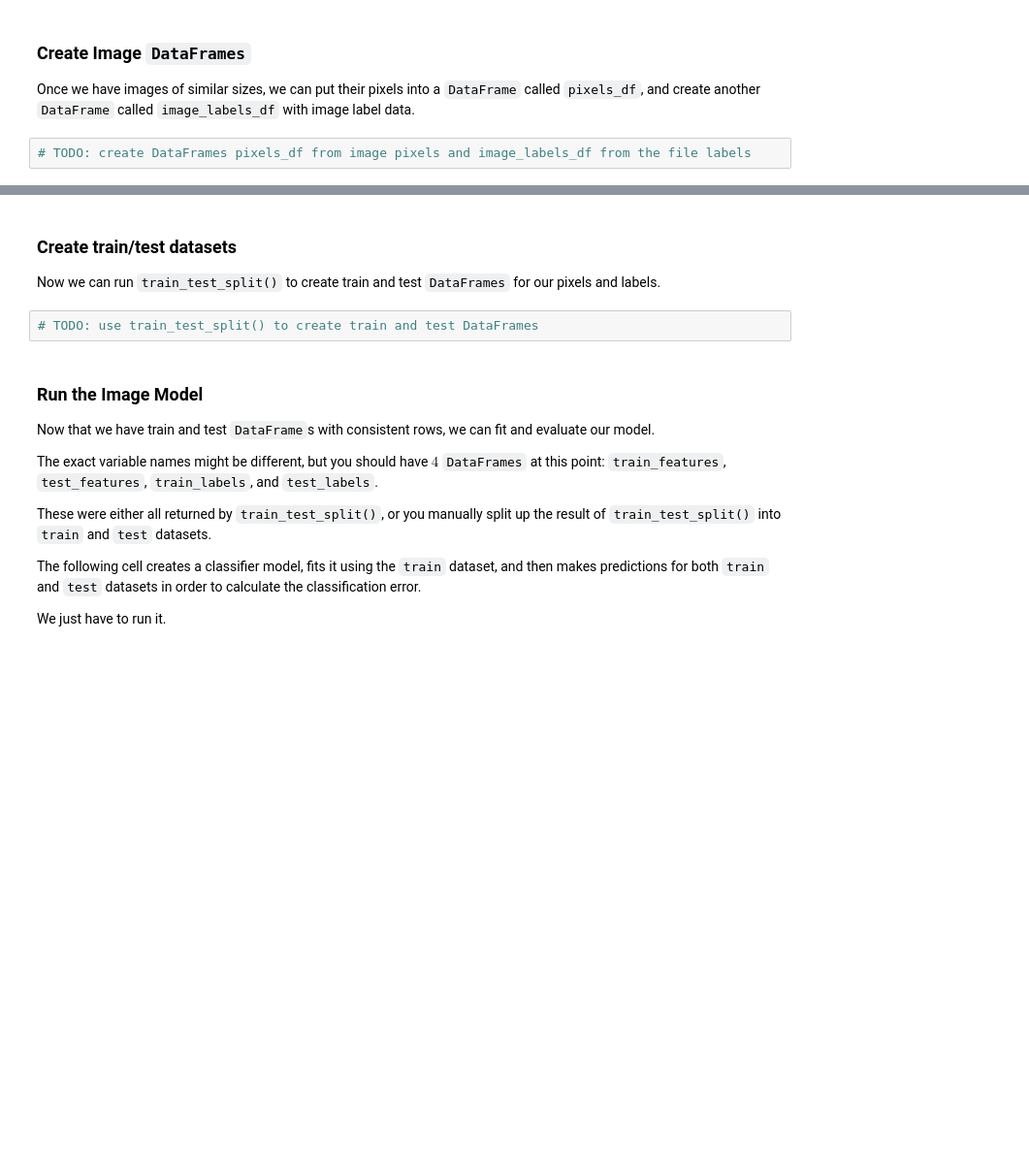
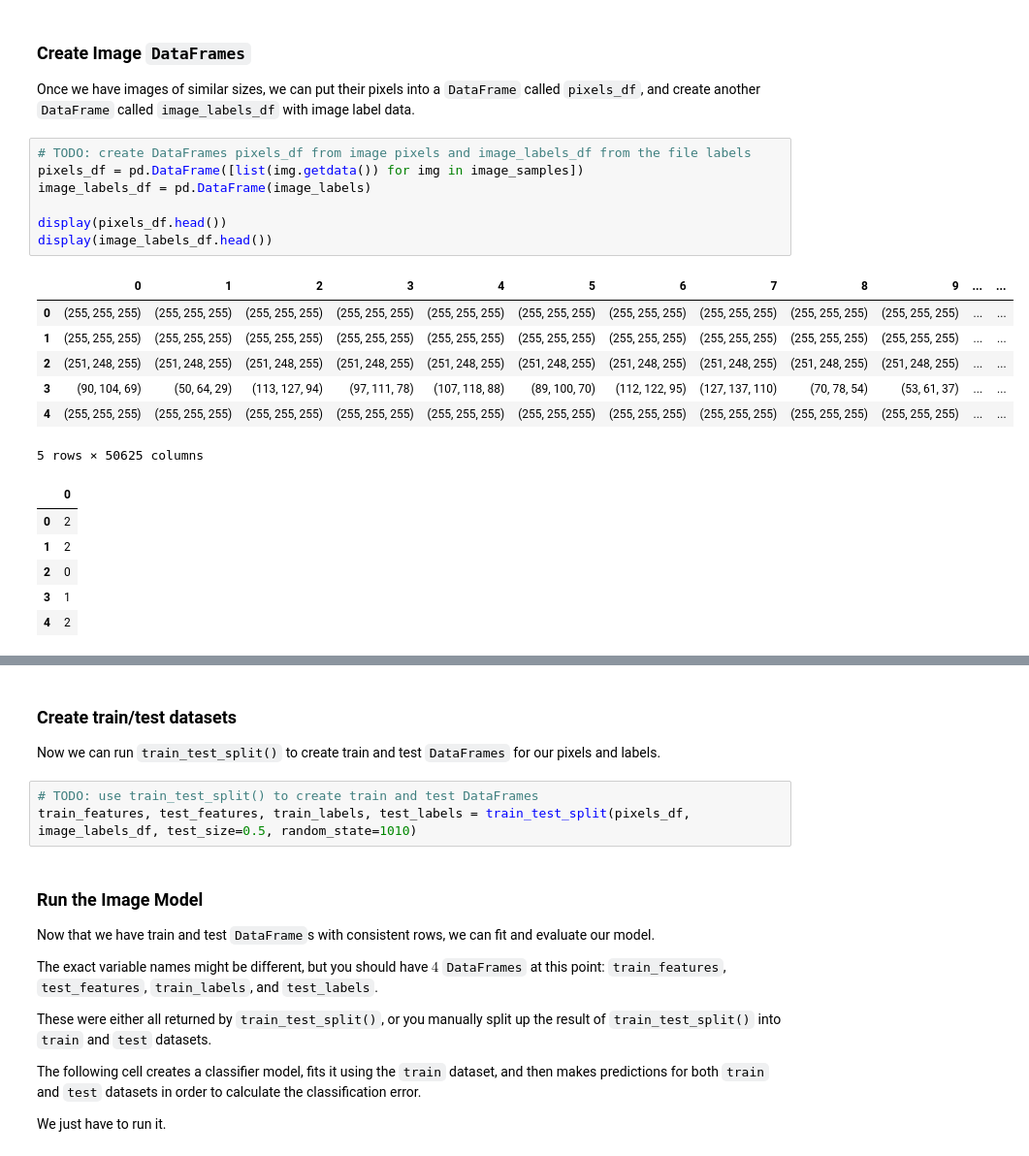
Before and after one commit to DM-GY-9103/HW10, a Jupyter notebook: HW10.ipynb, the cells around one changed output, grey strips where cells are left out. Shown at 97% size. Cells and saved outputs as stored; diff of their text form; blank space fills up the shorter version.

```diff
--- a/HW10.ipynb
+++ b/HW10.ipynb
@@ -585,6 +685,25 @@ Take a look at a few images before picking a strategy and then take a look after
 Once we have images of similar sizes, we can put their pixels into a `DataFrame` called `pixels_df`, and create another `DataFrame` called `image_labels_df` with image label data.
 # %%
 # TODO: create DataFrames pixels_df from image pixels and image_labels_df from the file labels
+pixels_df = pd.DataFrame([list(img.getdata()) for img in image_samples])
+image_labels_df = pd.DataFrame(image_labels)
+
+display(pixels_df.head())
+display(image_labels_df.head())
+# %% [output]
+|  | 0 | 1 | 2 | 3 | 4 | 5 | 6 | 7 | 8 | 9 | ... | ... |
+| 0 | (255, 255, 255) | (255, 255, 255) | (255, 255, 255) | (255, 255, 255) | (255, 255, 255) | (255, 255, 255) | (255, 255, 255) | (255, 255, 255) | (255, 255, 255) | (255, 255, 255) | ... | ... |
+| 1 | (255, 255, 255) | (255, 255, 255) | (255, 255, 255) | (255, 255, 255) | (255, 255, 255) | (255, 255, 255) | (255, 255, 255) | (255, 255, 255) | (255, 255, 255) | (255, 255, 255) | ... | ... |
+| 2 | (251, 248, 255) | (251, 248, 255) | (251, 248, 255) | (251, 248, 255) | (251, 248, 255) | (251, 248, 255) | (251, 248, 255) | (251, 248, 255) | (251, 248, 255) | (251, 248, 255) | ... | ... |
+| 3 | (90, 104, 69) | (50, 64, 29) | (113, 127, 94) | (97, 111, 78) | (107, 118, 88) | (89, 100, 70) | (112, 122, 95) | (127, 137, 110) | (70, 78, 54) | (53, 61, 37) | ... | ... |
+| 4 | (255, 255, 255) | (255, 255, 255) | (255, 255, 255) | (255, 255, 255) | (255, 255, 255) | (255, 255, 255) | (255, 255, 255) | (255, 255, 255) | (255, 255, 255) | (255, 255, 255) | ... | ... |
+5 rows × 50625 columns
+|  | 0 |
+| 0 | 2 |
+| 1 | 2 |
+| 2 | 0 |
+| 3 | 1 |
+| 4 | 2 |
 # %% [markdown]
 The `pixels_df` and `image_labels_df` should look something like this:
 
@@ -595,6 +714,7 @@ The `pixels_df` and `image_labels_df` should look something like this:
 Now we can run `train_test_split()` to create train and test `DataFrames` for our pixels and labels.
 # %%
 # TODO: use train_test_split() to create train and test DataFrames
+train_features, test_features, train_labels, test_labels = train_test_split(pixels_df, image_labels_df, test_size=0.5, random_state=1010)
 # %% [markdown]
 ### Run the Image Model
 
```
Also changed, not shown: parts of 27 cells of this notebook, 35 other files.
